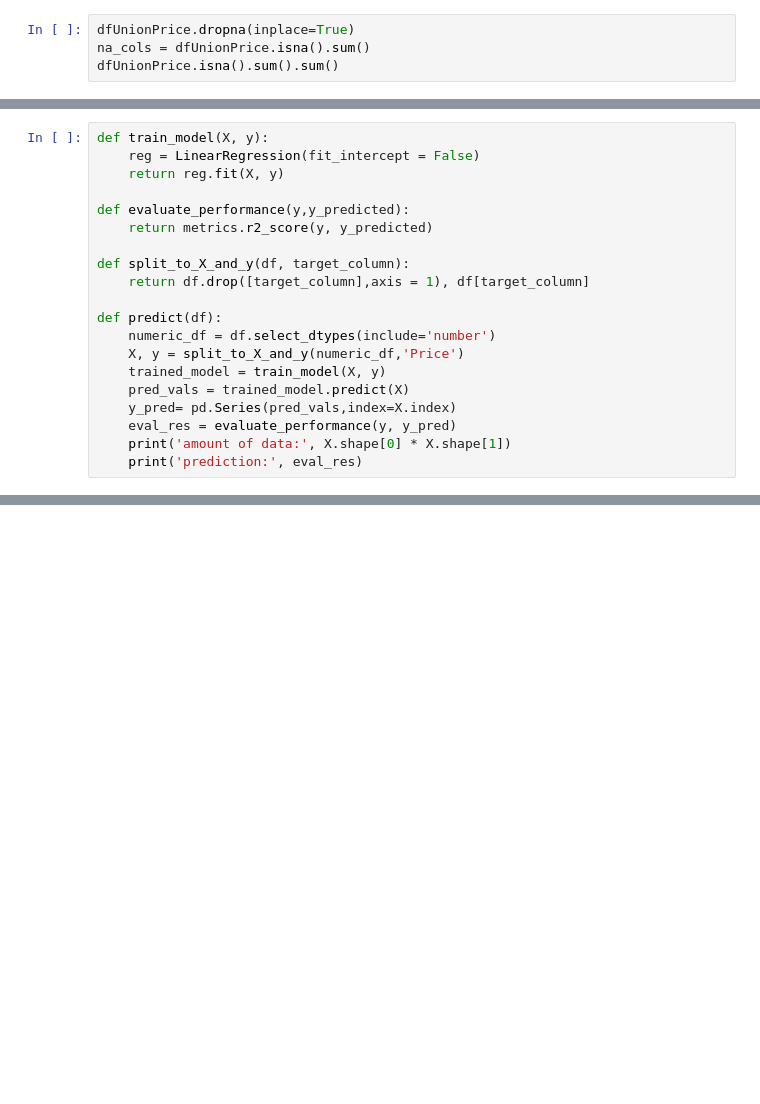
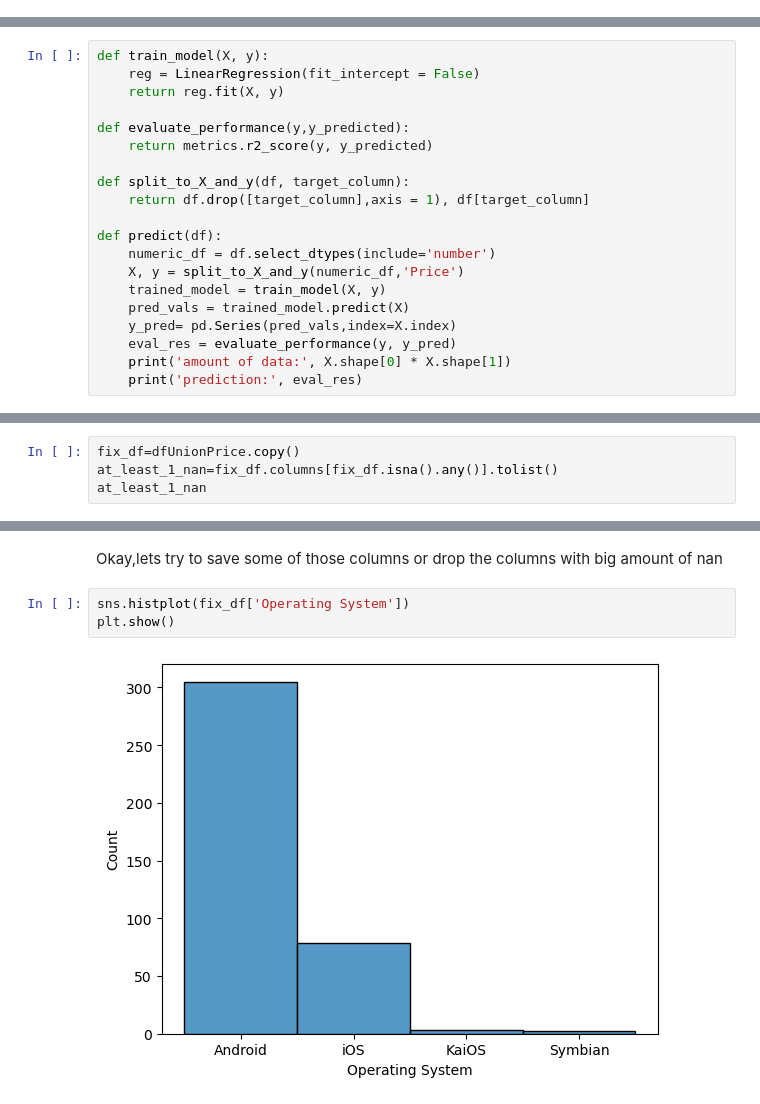
Before and after one commit to Davidtal1/PhoneProjects, a Jupyter notebook: PhonesProject.ipynb, the cells around one changed output, grey strips where cells are left out. Saved outputs shown, nothing was run; the diff lists cells and outputs as text; blank space fills up the shorter version.

```diff
--- a/PhonesProject.ipynb
+++ b/PhonesProject.ipynb
@@ -784,4 +720,0 @@ The ammount of NaN afer last dropna()
-# %%
-dfUnionPrice.dropna(inplace=True)
-na_cols = dfUnionPrice.isna().sum()
-dfUnionPrice.isna().sum().sum()
@@ -809,0 +753,4 @@ def predict(df):
+# %%
+fix_df=dfUnionPrice.copy()
+at_least_1_nan=fix_df.columns[fix_df.isna().any()].tolist()
+at_least_1_nan
@@ -809,0 +775,7 @@ def predict(df):
+# %% [markdown]
+Okay,lets try to save some of those columns or drop the columns with big amount of nan
+# %%
+sns.histplot(fix_df['Operating System'])
+plt.show()
+# %% [output]
+[figure, added]
```
Also changed, not shown: parts of 31 cells of this notebook.
